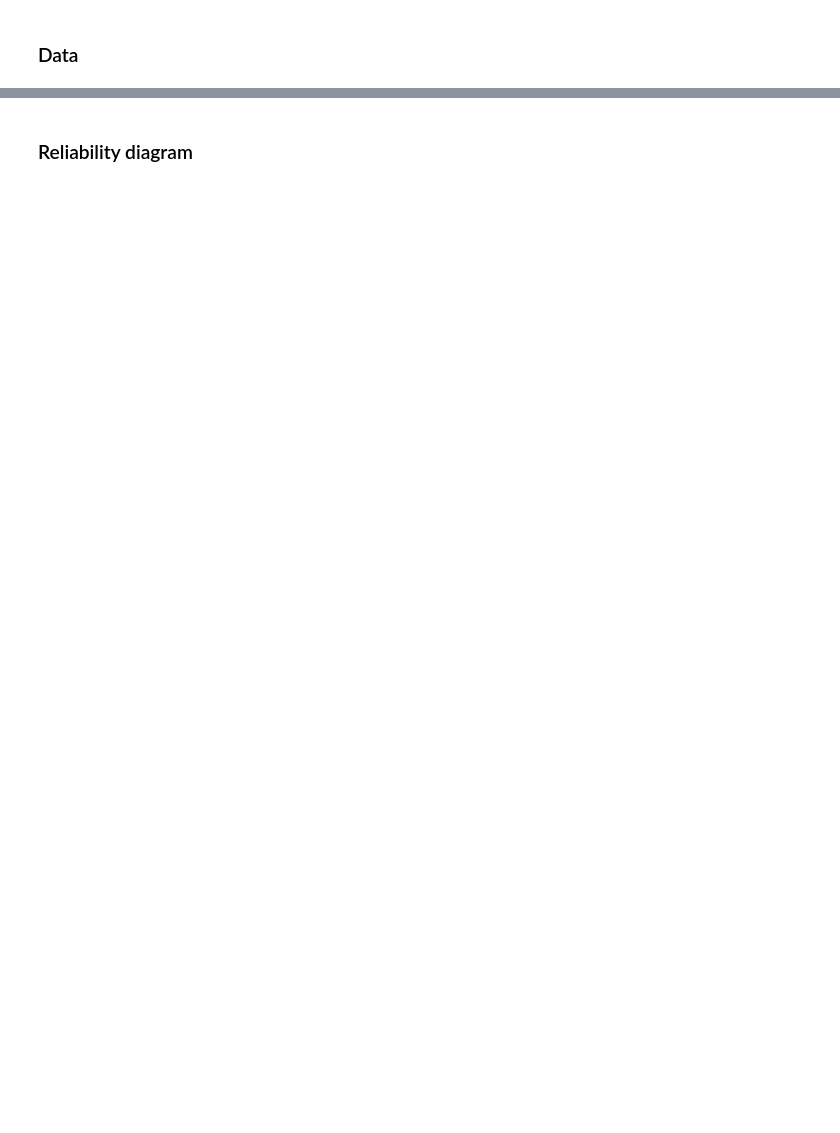
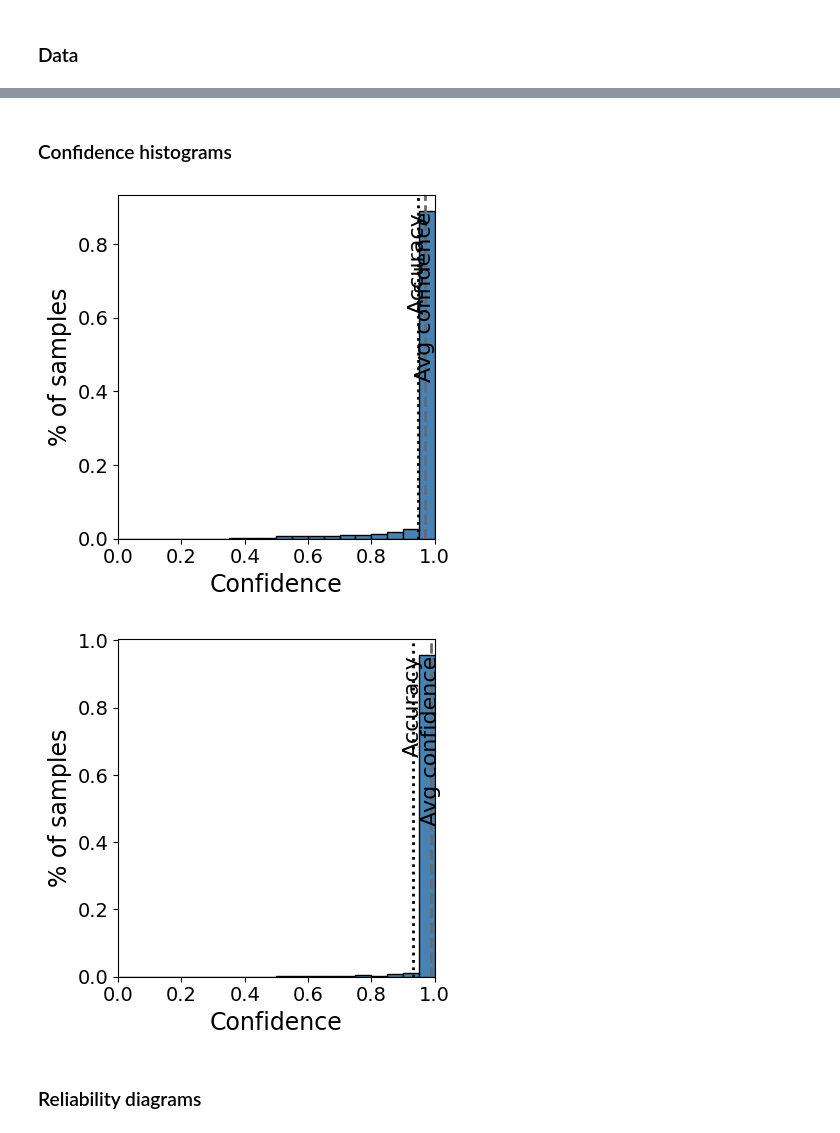
Before and after one commit to zh3nis/logistic-loss, a Jupyter notebook: DNLL.ipynb, the cells around one changed output, grey strips where cells are left out. Drawn from its saved outputs; the diff is of its cells as text; code cells hidden in the pictures; blank space fills up the shorter version.

```diff
--- a/DNLL.ipynb
+++ b/DNLL.ipynb
@@ -953,0 +324,22 @@ plot_confidence_hist(softmax_model, test_ld, 'plots/fashion_mnist_softmax_confid
+# %%
+fashion_dnll_model, fashion_dnll_history = train_deep_lda(
+    name='Fashion-MNIST DNLL',
+    train_loader=fashion_train_ld,
+    test_loader=fashion_test_ld,
+    num_classes=10,
+    latent_dim=9,
+    in_channels=1,
+    loss_fn=DNLLLoss(lambda_reg=0.01),
+    epochs=100,
+)
+
+fashion_logistic_model, fashion_logistic_history = train_deep_lda(
+    name='Fashion-MNIST Logistic',
+    train_loader=fashion_train_ld,
+    test_loader=fashion_test_ld,
+    num_classes=10,
+    latent_dim=9,
+    in_channels=1,
+    loss_fn=LogisticLoss(),
+    epochs=100,
+)
@@ -954,2 +364,20 @@ plot_confidence_hist(softmax_model, test_ld, 'plots/fashion_mnist_softmax_confid
+# %% [markdown]
+### Confidence histograms
+# %%
+plot_confidence_hist(
+    fashion_dnll_model,
+    fashion_test_ld,
+    'plots/fashion_mnist_deeplda_dnll_confidence_hist.png',
+    'Fashion-MNIST Deep LDA + DNLLLoss',
+)
+plot_confidence_hist(
+    fashion_logistic_model,
+    fashion_test_ld,
+    'plots/fashion_mnist_deeplda_logistic_confidence_hist.png',
+    'Fashion-MNIST Deep LDA + LogisticLoss',
+)
+# %% [output]
+[figure, added]
+[figure, added]
 # %% [markdown]
-### Reliability diagram
+### Reliability diagrams
```
Also changed, not shown: parts of 63 cells of this notebook, 8 other files.
